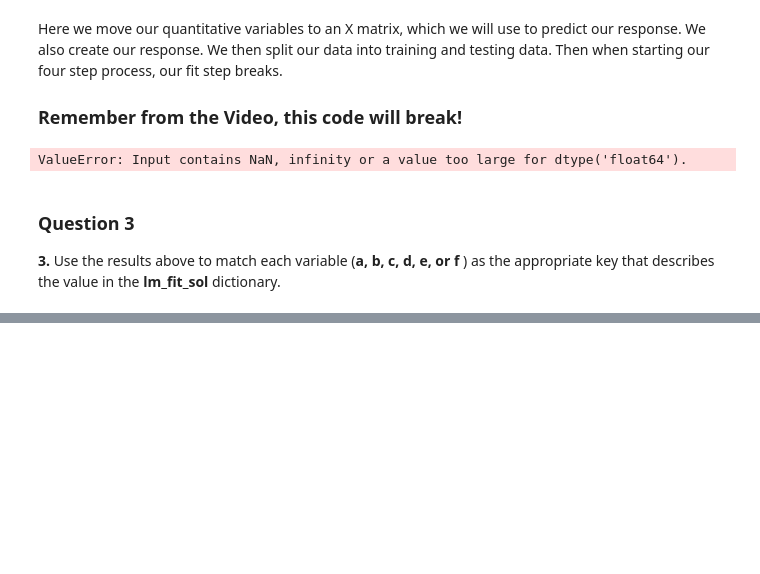
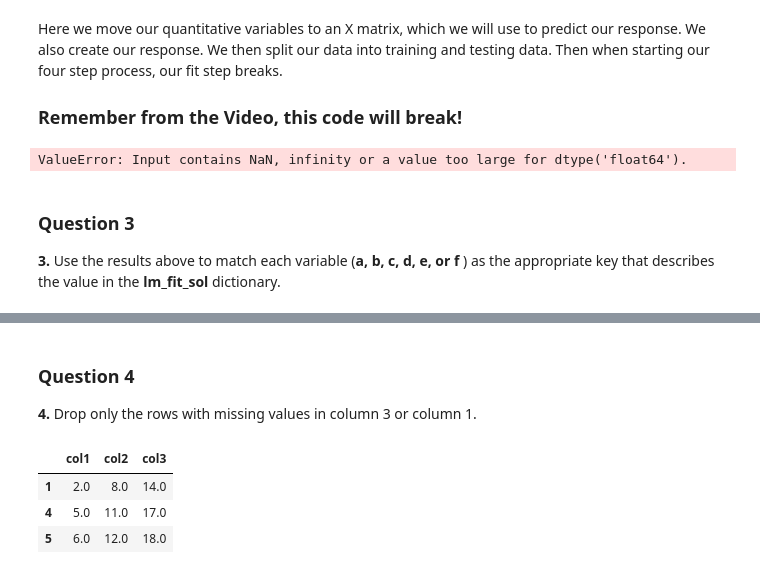
Before and after one commit to eatPizza311/Udacity-DSND, a Jupyter notebook: L1-Introduction to Data Science/CRISP_DM/CRISP-DM_quiz.ipynb, the cells around one changed output, grey strips where cells are left out. Cells and saved outputs as stored; diff of their text form; code cells hidden in the pictures; blank space fills up the shorter version.

```diff
--- a/L1-Introduction to Data Science/CRISP_DM/CRISP-DM_quiz.ipynb
+++ b/L1-Introduction to Data Science/CRISP_DM/CRISP-DM_quiz.ipynb
@@ -589,0 +661,14 @@ lm_fit_sol = {'What is the reason that the fit method broke?': d,
+# %% [markdown]
+### Question 4
+
+**4.** Drop only the rows with missing values in column 3 or column 1.
+# %%
+only3or1_drop = small_dataset.dropna(subset=['col1', 'col3'])
+
+#print result
+only3or1_drop
+# %% [output]
+|  | col1 | col2 | col3 |
+| 1 | 2.0 | 8.0 | 14.0 |
+| 4 | 5.0 | 11.0 | 17.0 |
+| 5 | 6.0 | 12.0 | 18.0 |
```
Also changed, not shown: parts of 10 cells of this notebook.
